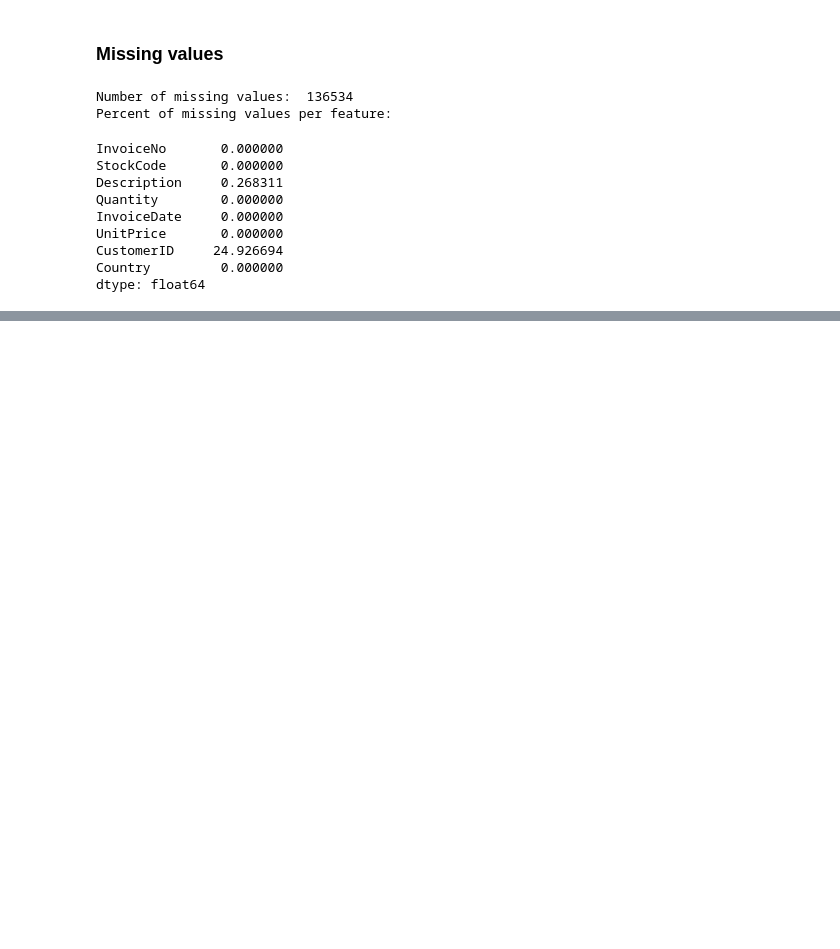
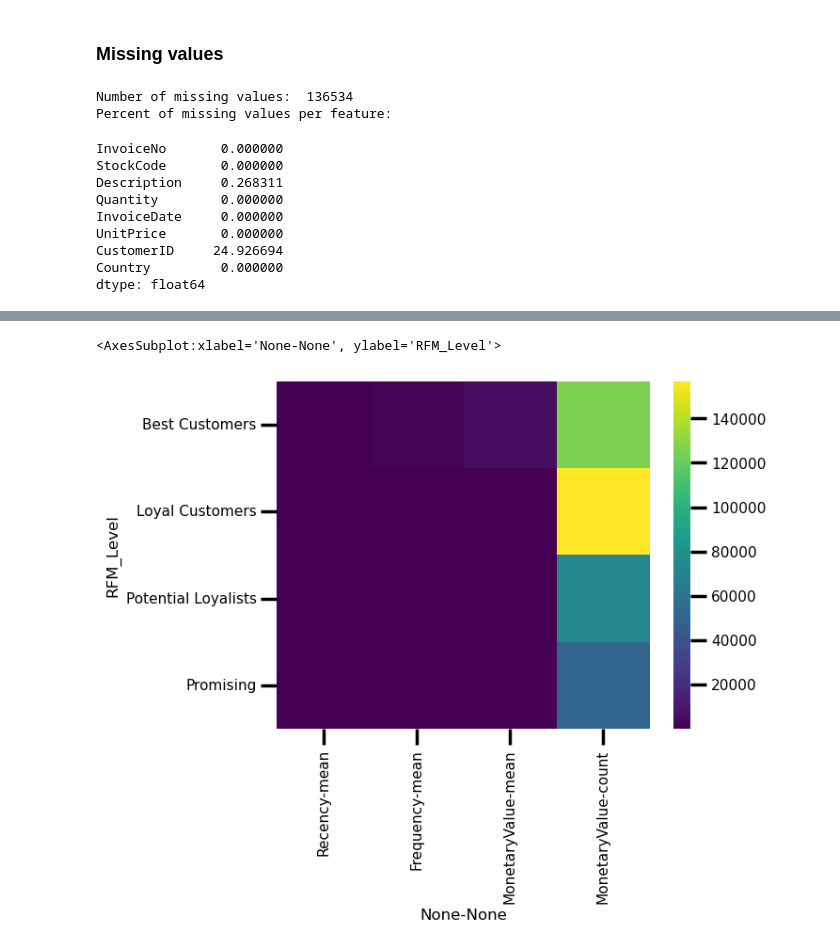
Before and after one commit to adzict/online_retail_customer_segmentation, a Jupyter notebook: Online Retail Customer Segmentation.ipynb, the cells around one changed output, grey strips where cells are left out. Saved outputs shown, nothing was run; the diff lists cells and outputs as text; code cells hidden in the pictures; blank space fills up the shorter version.

```diff
--- a/Online Retail Customer Segmentation.ipynb
+++ b/Online Retail Customer Segmentation.ipynb
@@ -172,0 +600,7 @@ msno.matrix(retail)
+# %%
+#segmenting customers
+segmented_customers = retail.groupby('RFM_Level').agg({
+    'Recency': 'mean',
+    'Frequency': 'mean',
+    'MonetaryValue': ['mean', 'count']
+})
@@ -172,0 +617,5 @@ msno.matrix(retail)
+# %%
+sns.heatmap(segmented_customers, cmap = 'viridis')
+# %% [output]
+<AxesSubplot:xlabel='None-None', ylabel='RFM_Level'>
+[figure, added]
```
Also changed, not shown: parts of 67 cells of this notebook.
